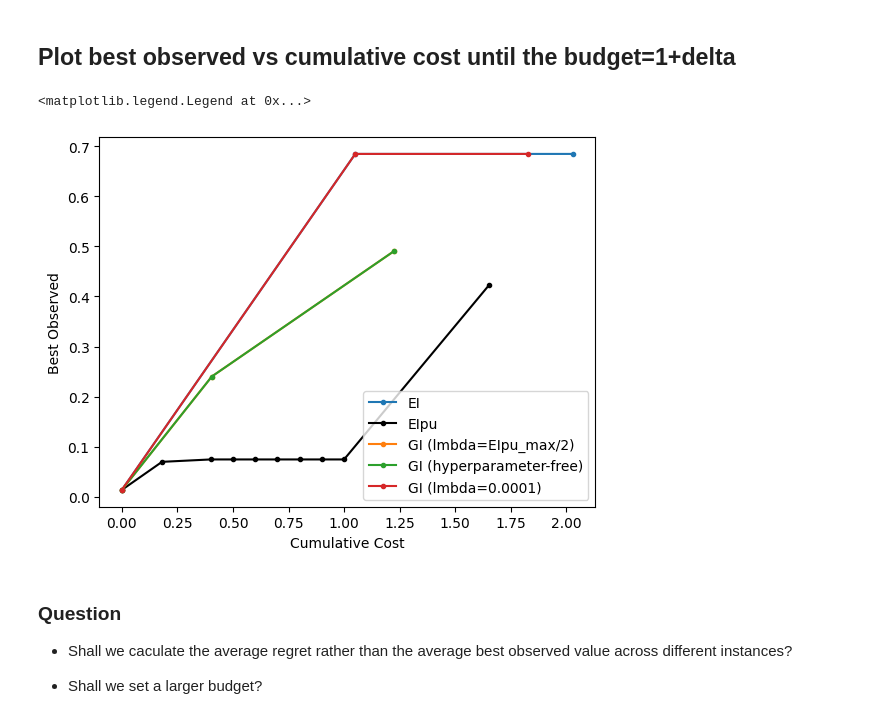
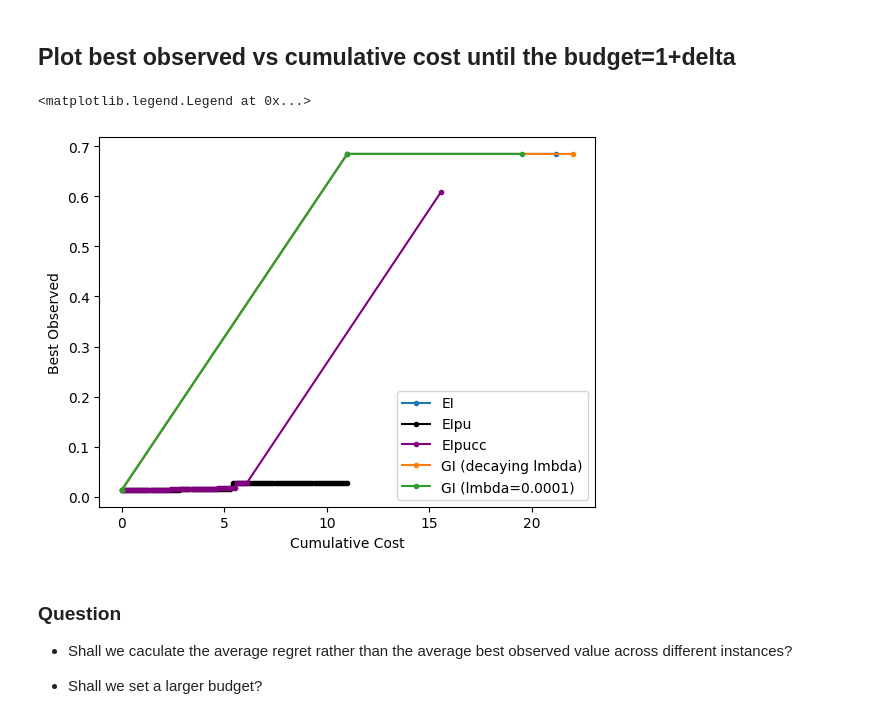
Before and after one commit to QianJaneXie/PandoraBayesOpt, a Jupyter notebook: notebooks/Variable Amplitude.ipynb, the cells around one changed output. Drawn from its saved outputs; the diff is of its cells as text; code cells hidden in the pictures.

Commit message:
test benchmark functions + homo costs

```diff
--- a/notebooks/Variable Amplitude.ipynb
+++ b/notebooks/Variable Amplitude.ipynb
@@ -173,7 +173,14 @@ from botorch.acquisition import ExpectedImprovement
 from botorch.optim import optimize_acqf
 from gpytorch.kernels import MaternKernel
 
-x = torch.zeros(dim).unsqueeze(1)
+torch.manual_seed(seed)
+matern_sample = create_objective_function(dim=dim, nu=nu, lengthscale=lengthscale, outputscale=outputscale, num_rff_features=num_rff_features)
+def objective_function(x):
+    return matern_sample(x) * amplitude_function(x)
+
+global_optimum_point, global_optimum_value = find_global_optimum(objective=objective_function, dim=dim, maximize=maximize)
+
+x = torch.zeros(dim).unsqueeze(0)
 y = objective_function(x)
 print("initial x:", x)
 print("initial y:", y)
@@ -258,7 +265,14 @@ cumulative cost: 2.0282604636335506
 # %%
 from pandora_bayesopt.acquisition import ExpectedImprovementWithCost
 
-x = torch.zeros(dim).unsqueeze(-1)
+torch.manual_seed(seed)
+matern_sample = create_objective_function(dim=dim, nu=nu, lengthscale=lengthscale, outputscale=outputscale, num_rff_features=num_rff_features)
+def objective_function(x):
+    return matern_sample(x) * amplitude_function(x)
+
+global_optimum_point, global_optimum_value = find_global_optimum(objective=objective_function, dim=dim, maximize=maximize)
+
+x = torch.zeros(dim).unsqueeze(0)
 y = objective_function(x)
 best_f = y.max().detach().numpy() if maximize else y.min().detach().numpy()
 EIpu_best = [best_f] # This will store the best value
@@ -283,18 +297,21 @@ while True:
         options={'method': 'L-BFGS-B'},
     )
 
-    # Plot the posterior and the EIpu
-    f, (ax1,ax2) = plt.subplots(2, 1, figsize=(6, 6), gridspec_kw={'height_ratios': [2, 1]})
+    if i < 3:
 
-    # Plot the posterior
-    plot_posterior(ax1,objective_function,model,test_x,x,y)
+        # Plot the posterior and the EIpu
+        f, (ax1,ax2) = plt.subplots(2, 1, figsize=(6, 6), gridspec_kw={'height_ratios': [2, 1]})
 
-    # Plot EIpu
-    acq = EIpu.forward(test_x.unsqueeze(1).unsqueeze(1))
-    ax2.plot(test_x.numpy(), acq.detach().numpy(), '-', new_point.numpy(), new_point_EIpu.numpy(),'.')
+        # Plot the posterior
+        plot_posterior(ax1,objective_function,model,test_x,x,y)
+
+        # Plot EIpu
+        acq = EIpu.forward(test_x.unsqueeze(1).unsqueeze(1))
+        ax2.plot(test_x.numpy(), acq.detach().numpy(), '-', new_point.numpy(), new_point_EIpu.numpy(),'.')
+
+        plt.show()
 
     print('Iteration {}, measuring at x={}, y={}'.format(i,new_point.item(), objective_function(new_point).item()) )
-    plt.show()
 
     # Add the new data
     x = torch.cat((x,new_point))
@@ -586,7 +697,8 @@ best_f: 0.48979611367782194
 # %% [markdown]
 ## Test Gittins policy with a small constant lambda
 # %%
-x = torch.zeros(dim).unsqueeze(1)
+from pandora_bayesopt.acquisition import GittinsIndex
+x = torch.zeros(dim).unsqueeze(0)
 y = objective_function(x)
 best_f = y.max().detach().numpy() if maximize else y.min().detach().numpy()
 
@@ -674,15 +786,15 @@ cumulative cost: 1.825509351397756
 # %%
 plt.plot(EI_cumulative_cost_history, EI_best, '.-', label="EI")
 plt.plot(EIpu_cumulative_cost_history, EIpu_best, '.-', label="EIpu", color='black')
-plt.plot(GI_cumulative_cost_history, GI_best, '.-', label="GI (lmbda=EIpu_max/2)")
-plt.plot(GIfree_cumulative_cost_history, GIfree_best, '.-', label="GI (hyperparameter-free)")
+plt.plot(EIpucc_cumulative_cost_history, EIpucc_best, '.-', label="EIpucc", color='purple')
+plt.plot(GIdecay_cumulative_cost_history, GIdecay_best, '.-', label="GI (decaying lmbda)")
 plt.plot(GIlmbda_cumulative_cost_history, GIlmbda_best, '.-', label="GI (lmbda=0.0001)")
 plt.xlabel('Cumulative Cost')
 plt.ylabel('Best Observed')
 plt.legend()
 # %% [output]
 <matplotlib.legend.Legend at 0x...>
-[figure, old version]
+[figure, new version]
 # %% [markdown]
 ### Question
 - Shall we caculate the average regret rather than the average best observed value across different instances?
```
Also changed, not shown: parts of 12 cells of this notebook, 8 other files.
